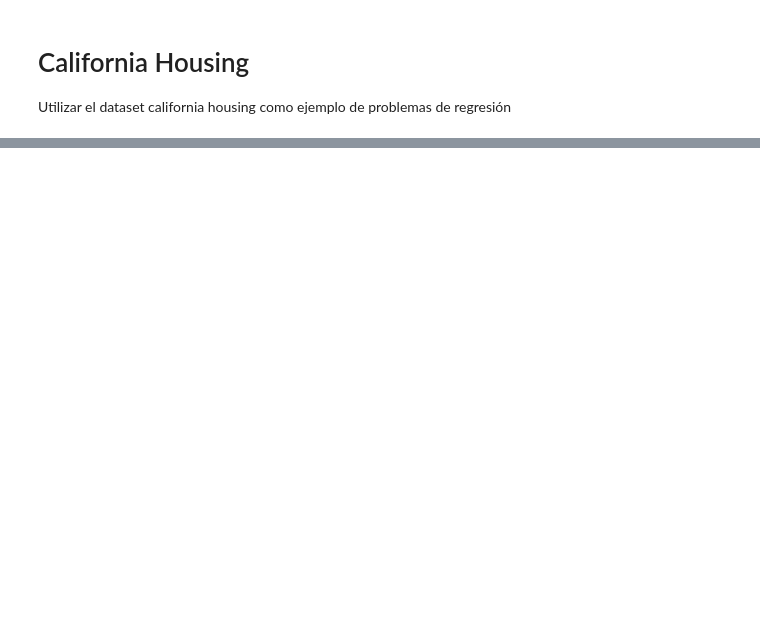
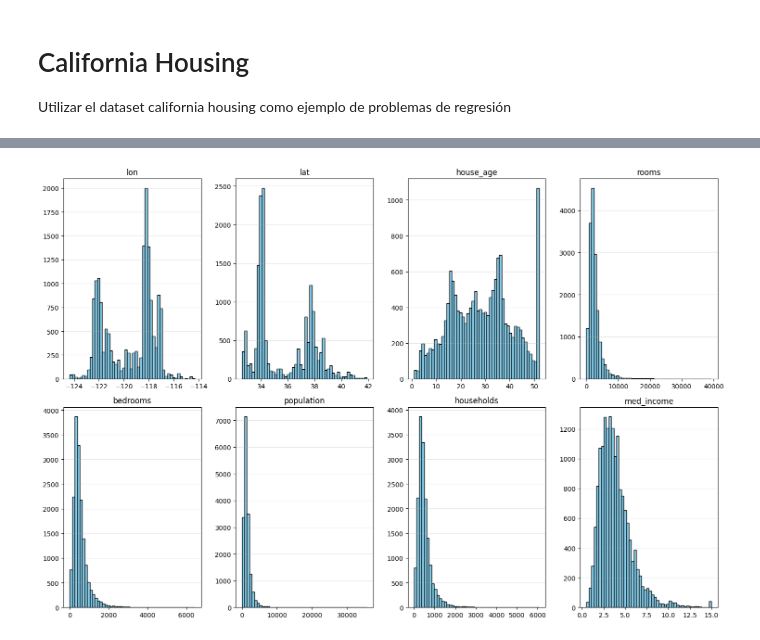
Before and after one commit to estanislaovelez/brain, a Jupyter notebook: 2. Machine Learning/1.1 California_housing.ipynb, the cells around one changed output, grey strips where cells are left out. Cells and saved outputs as stored; diff of their text form; code cells hidden in the pictures; blank space fills up the shorter version.

```diff
--- a/2. Machine Learning/1.1 California_housing.ipynb
+++ b/2. Machine Learning/1.1 California_housing.ipynb
@@ -37,0 +71,15 @@ df_train
+# %%
+plt.figure(figsize=(15, 10))
+
+features = df_train.columns
+
+for i in range(8):
+    plt.subplot(2, 4, i + 1)
+    plt.hist(df_train[features[i]], bins=50, color='skyblue', edgecolor='black')
+    plt.title(features[i])
+    plt.grid(axis='y', alpha=0.3)
+
+plt.tight_layout()
+plt.show()
+# %% [output]
+[figure, added]
```
Also changed, not shown: parts of 10 cells of this notebook.
